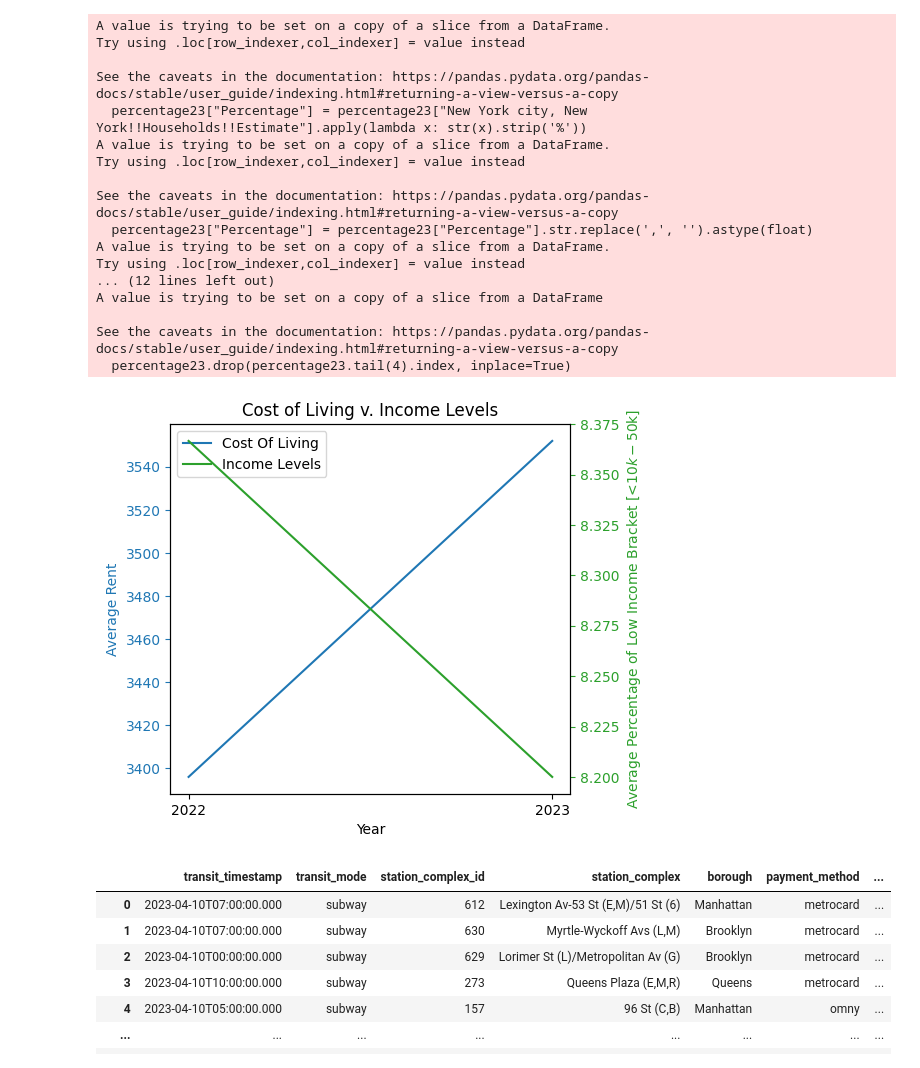
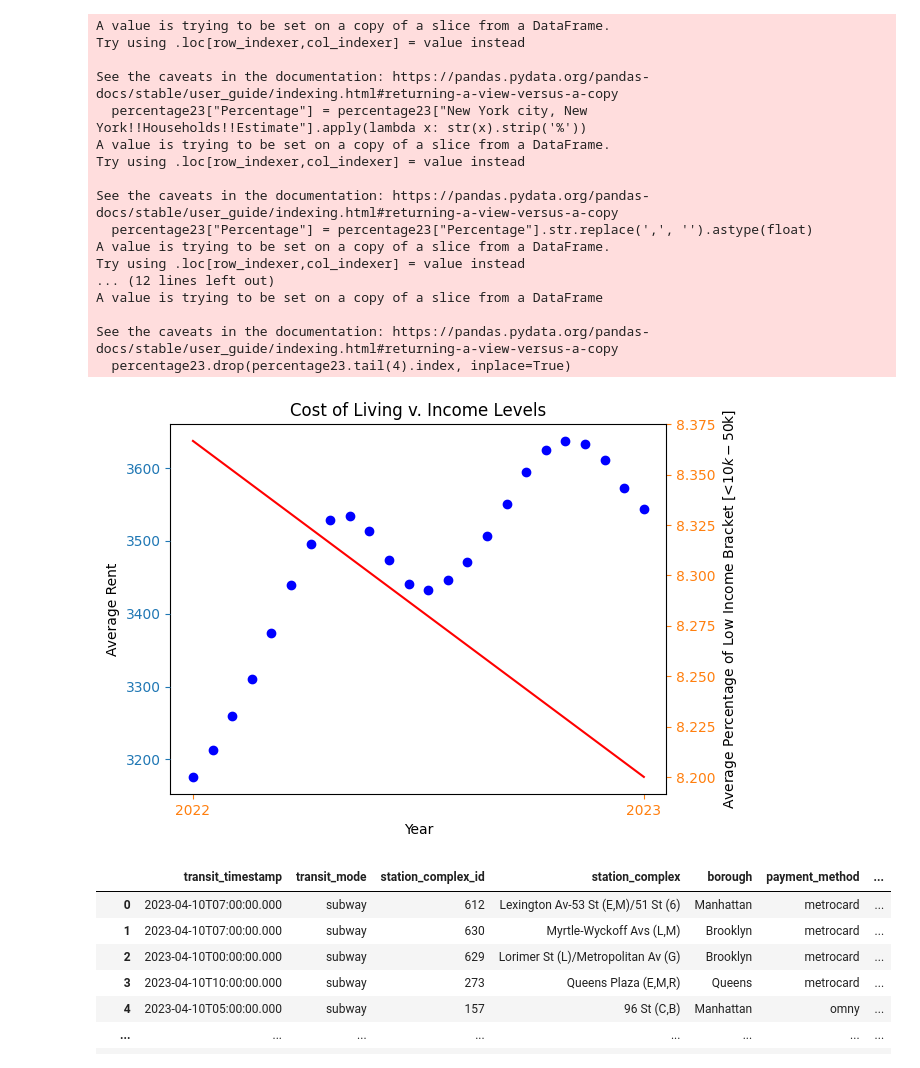
Before and after one commit to samins05/MTA-Datathon, a Jupyter notebook: test.ipynb, the cells around one changed output. Saved outputs shown, nothing was run; the diff lists cells and outputs as text; code cells hidden in the pictures.

Commit message:
bettered graph; waiting to commit to main

```diff
--- a/test.ipynb
+++ b/test.ipynb
@@ -71,22 +71,29 @@ state_data = state_data[state_data['RegionName']=='New York']
 
 
 #store list of avg rents into a list called y_vals
+x_vals = []
 y_vals = []
 rent_2022 = []
 rent_2023 = []
 # rent_2024 = []
 state_data.drop(state_data.columns[state_data.columns.get_loc('RegionID'):state_data.columns.get_loc('2022-01-31')],axis=1,inplace=True)
 #new_data = state_data.loc[:, '2022-01-31':]
+x_2022_inc = 0.06
+x_2023_inc = 0.06
 for column in state_data:
     #print(type(state_data[column]))
     if (column.split('-')[0] == '2022'):
+        x_vals.append(str(2022+x_2022_inc))
+        x_2022_inc+=0.03
+        y_vals.append(int(state_data[column].item()))
         rent_2022.append(int(state_data[column].item()))
     elif (column.split('-')[0] == '2023'):
+        x_vals.append(str(2023+x_2023_inc))
+        x_2023_inc+=0.03
+        y_vals.append(int(state_data[column].item()))
         rent_2023.append(int(state_data[column].item()))
     # elif (column.split('-')[0] == '2024'):
     #     rent_2024.append(int(state_data[column].item()))
-
-    y_vals.append(int(state_data[column].item()))
 
 avg_rent_2022 = int(sum(rent_2022)/len(rent_2022))
 avg_rent_2023 = int(sum(rent_2023)/len(rent_2023))
@@ -130,47 +137,56 @@ percentage_y_vals.append(percentage22["Percentage"].mean())
 percentage23.drop(percentage23.tail(4).index, inplace=True)
 percentage_y_vals.append(percentage23["Percentage"].mean())
 
-fig, first = plt.subplots()
-fig.subplots_adjust(right=0.75)
-second = first.twinx()
+#fig, first = plt.subplots()
+fig = plt.figure()
+# fig.subplots_adjust(right=0.75)
 
-p1, = first.plot([2022, 2023], new_y_vals, "C0", label='Cost Of Living')
-p2, = second.plot([2022, 2023], percentage_y_vals, "C2", label='Income Levels')
+first = fig.add_subplot(111, label='1')
+second = fig.add_subplot(111, label='2', frame_on=False)
 
-first.set(xlabel="Year", ylabel="Average Rent")
-second.set(ylabel="Average Percentage of Low Income Bracket [<$10k - $50k]")
+p2, = first.plot([2022,2023], percentage_y_vals, c="r", label='Income Levels')
+p1 = second.scatter(x=x_vals, y=y_vals, c="b", label='Cost Of Living')
 
-first.yaxis.label.set_color(p1.get_color())
-second.yaxis.label.set_color(p2.get_color())
+second.set(xlabel="Year", ylabel="Average Rent")
+second.xaxis.set_label_position('top')
+second.axes.get_xaxis().set_visible(False)
+second.tick_params(axis='x', colors='C0')
+second.tick_params(axis='y', colors='C0')
+
+first.set(xlabel="Year", ylabel="Average Percentage of Low Income Bracket [<$10k - $50k]")
+first.xaxis.set_label_position('bottom')
+first.yaxis.set_label_position('right')
+first.xaxis.tick_bottom()
+first.yaxis.tick_right()
 first.set_xticks([2022, 2023])
-first.tick_params(axis='y', colors=p1.get_color())
-second.tick_params(axis='y', colors=p2.get_color())
+first.tick_params(axis='x', colors='C1')
+first.tick_params(axis='y', colors='C1')
 
-first.legend(handles=[p1, p2])
+
+#first.legend(handles=[p1, p2])
 
 plt.title('Cost of Living v. Income Levels')
-plt.xlabel('Year')
 
 plt.show()
 # %% [output]
 A value is trying to be set on a copy of a slice from a DataFrame.
 Try using .loc[row_indexer,col_indexer] = value instead
 
 See the caveats in the documentation: https://pandas.pydata.org/pandas-docs/stable/user_guide/indexing.html#returning-a-view-versus-a-copy
   percentage23["Percentage"] = percentage23["New York city, New York!!Households!!Estimate"].apply(lambda x: str(x).strip('%'))
 A value is trying to be set on a copy of a slice from a DataFrame.
 Try using .loc[row_indexer,col_indexer] = value instead
 
 See the caveats in the documentation: https://pandas.pydata.org/pandas-docs/stable/user_guide/indexing.html#returning-a-view-versus-a-copy
   percentage23["Percentage"] = percentage23["Percentage"].str.replace(',', '').astype(float)
 A value is trying to be set on a copy of a slice from a DataFrame.
 Try using .loc[row_indexer,col_indexer] = value instead
 ... (12 lines left out)
 A value is trying to be set on a copy of a slice from a DataFrame
 
 See the caveats in the documentation: https://pandas.pydata.org/pandas-docs/stable/user_guide/indexing.html#returning-a-view-versus-a-copy
   percentage23.drop(percentage23.tail(4).index, inplace=True)
-[figure, old version]
+[figure, new version]
 # %%
 results_df.infer_objects()
 # %% [output]
```
